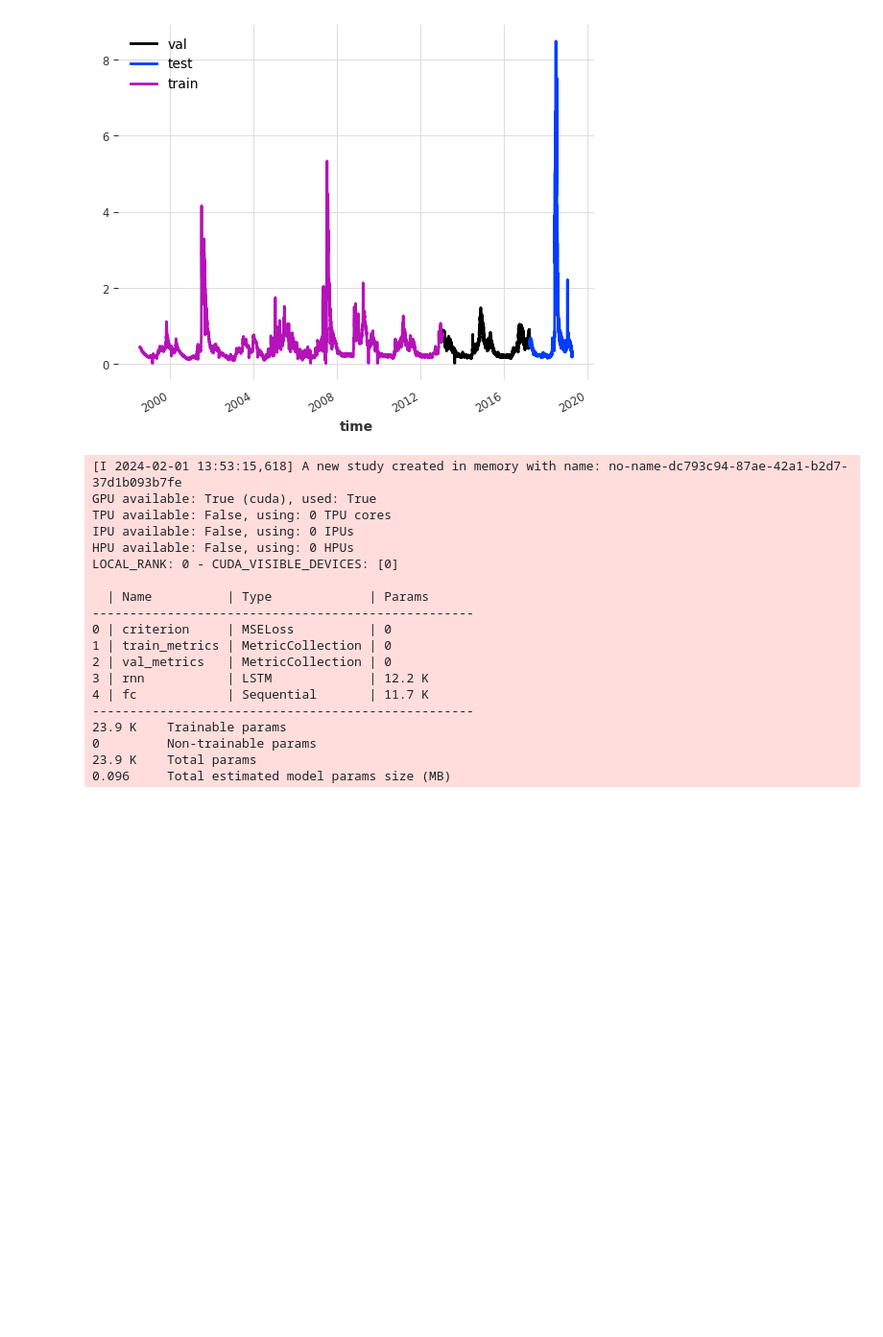
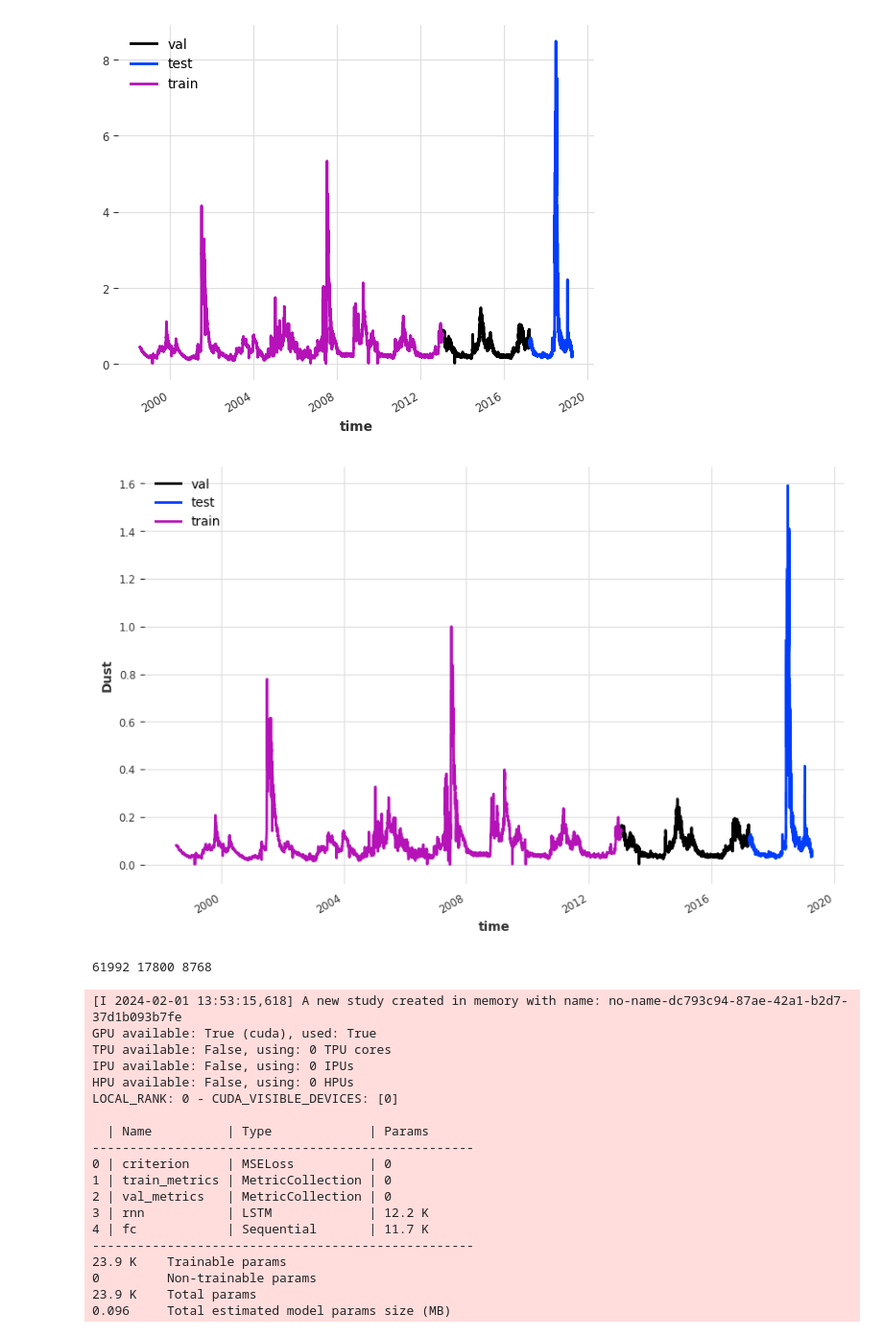
Before and after one commit to amelBennaceur/OpenMarsML, a Jupyter notebook: notebooks/darts_all_models_with_hyperopt.ipynb, the cells around one changed output. Shown at 96% size. Drawn from its saved outputs; the diff is of its cells as text; code cells hidden in the pictures; blank space fills up the shorter version.

```diff
--- a/notebooks/darts_all_models_with_hyperopt.ipynb
+++ b/notebooks/darts_all_models_with_hyperopt.ipynb
@@ -45,7 +45,7 @@ def preprocess(dataframe):
         return dataframe
 
 def create_series(dataframe):
-        series = TimeSeries.from_dataframe(dataframe, time_col=None, value_cols=None, fill_missing_dates=True, freq='7394S', fillna_value=None)
+        series = TimeSeries.from_dataframe(dataframe, time_col=None, value_cols=None, fill_missing_dates=True, freq=freq, fillna_value=None)
         return series.astype(np.float32)
 
 def create_train_val_test_series(series):
@@ -76,6 +78,26 @@ test = scaler.transform(test)
 
 lr_scheduler_cls = torch.optim.lr_scheduler.ExponentialLR
 models = {}
+# %%
+plt.figure(figsize=(10, 6))  # Adjust width and height as needed
+
+# Plot your data
+val['dust'].plot(label='val')
+test['dust'].plot(label='test')
+train['dust'].plot(label='train')
+
+# Add labels and legend
+plt.ylabel('Dust')
+plt.legend()
+
+# Save the figure with high quality and sharpness
+plt.savefig('figure.png', dpi=300, bbox_inches='tight')
+# %% [output]
+[figure, added]
+# %%
+print(len(train), len(val), len(test))
+# %% [output]
+61992 17800 8768
 # %%
 def create_block_rnn_model(trial):
 
```
Also changed, not shown: parts of 1 cell of this notebook, 47 other files.
